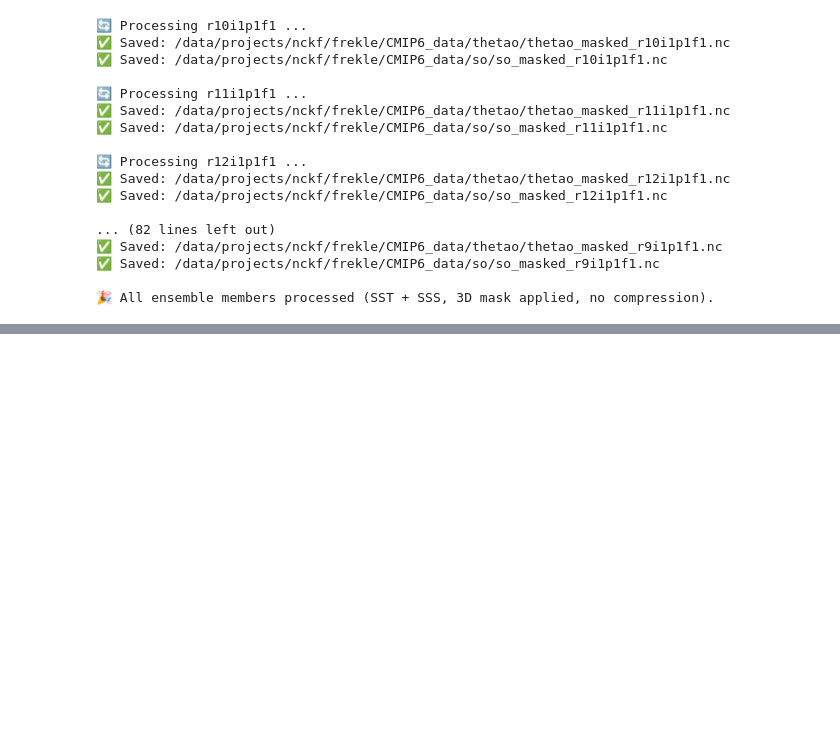
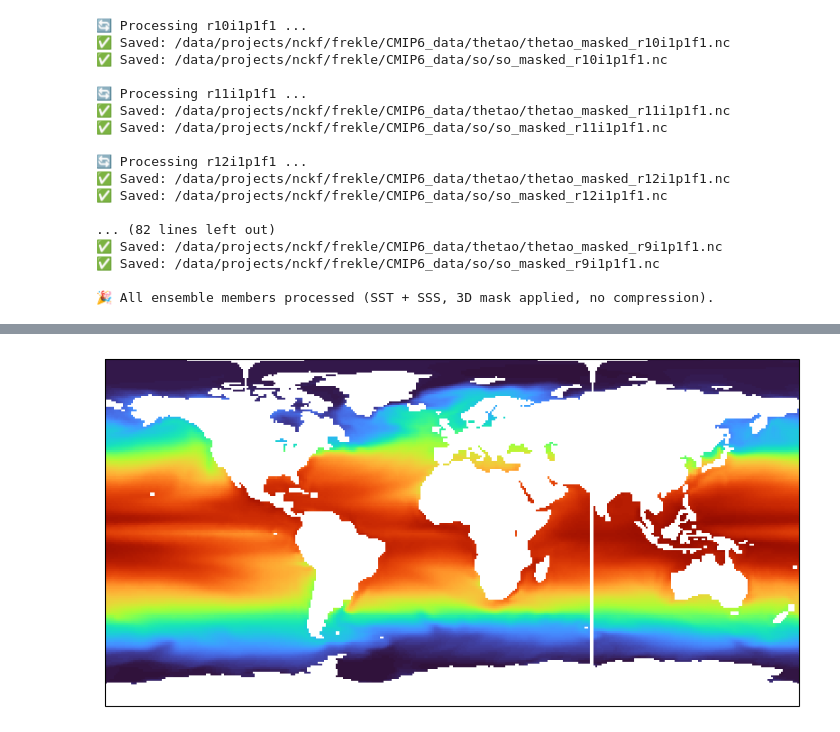
Before and after one commit to frejahk9/Master-thesis-2026, a Jupyter notebook: Masks.ipynb, the cells around one changed output, grey strips where cells are left out. Cells and saved outputs as stored; diff of their text form; code cells hidden in the pictures; blank space fills up the shorter version.

```diff
--- a/Masks.ipynb
+++ b/Masks.ipynb
@@ -425,0 +828,79 @@ print("\n🎉 All ensemble members processed (SST + SSS, 3D mask applied, no com
+# %%
+import xarray as xr
+import numpy as np
+from scipy.spatial import cKDTree
+import matplotlib.pyplot as plt
+import cartopy.crs as ccrs
+
+# ---------------- FILE PATHS ----------------
+subbasins = "/data/users/mde/FREJA/subbasins.nc"  # supervisor's mask
+ipsl_grid = "/data/projects/nckf/frekle/CMIP6_data/IPSL-CM6A-LR/thetao_3D_regrid_IPSL-CM6A-LR_r1i1p1f1.nc"
+out_mask  = "/data/projects/nckf/frekle/mask_bool_IPSL.nc"
+
+# ---------------- LOAD SOURCE (tripolar grid) ----------------
+ds_sub = xr.open_dataset(subbasins)
+atl = ds_sub["atlmsk"].load()
+lon_src = (ds_sub["nav_lon"].load() % 360)  # ensure 0–360 range
+lat_src = ds_sub["nav_lat"].load()
+
+# Flatten and clean
+atl_vals = atl.values.ravel()
+lon_vals = lon_src.values.ravel()
+lat_vals = lat_src.values.ravel()
+good = np.isfinite(atl_vals) & np.isfinite(lon_vals) & np.isfinite(lat_vals)
+atl_vals, lon_vals, lat_vals = atl_vals[good], lon_vals[good], lat_vals[good]
+
+# ---------------- LOAD TARGET (IPSL 1°×1° grid) ----------------
+ref = xr.open_dataset(ipsl_grid)
+lon_t = ref["lon"].values
+lat_t = ref["lat"].values
+lon_t2, lat_t2 = np.meshgrid(lon_t, lat_t)
+lon_t2 = lon_t2 % 360
+
+# ---------------- KD-TREE NEAREST NEIGHBOUR ----------------
+def sph2cart(lon_deg, lat_deg):
+    lon = np.deg2rad(lon_deg)
+    lat = np.deg2rad(lat_deg)
+    x = np.cos(lat) * np.cos(lon)
+    y = np.cos(lat) * np.sin(lon)
+    z = np.sin(lat)
+    return np.column_stack((x, y, z))
+
+src_xyz = sph2cart(lon_vals, lat_vals)
+tree = cKDTree(src_xyz)
+
+tgt_xyz = sph2cart(lon_t2.ravel(), lat_t2.ravel())
+_, idx = tree.query(tgt_xyz, k=1)
+atl_on_tgt = atl_vals[idx].reshape(lat_t2.shape)
+
+# Threshold to boolean mask
+mask_ipsl = (atl_on_tgt >= 0.5).astype(np.int8)
+
+# ---------------- SAVE MASK ----------------
+da_mask = xr.DataArray(
+    mask_ipsl,
+    dims=("lat", "lon"),
+    coords={"lat": ref["lat"], "lon": ref["lon"]},
+    name="atlmsk"
+)
+da_mask.attrs.update({
+    "long_name": "Atlantic mask from subbasins remapped to IPSL 1x1 grid",
+    "source": subbasins,
+    "method": "KD-tree nearest neighbour on sphere",
+    "note": "1 = Atlantic Ocean, 0 = elsewhere"
+})
+da_mask.to_netcdf(out_mask)
+print("✅ Saved:", out_mask)
+
+# ---------------- QUICK VISUAL CHECK ----------------
+surf = ref["thetao"].isel(time=0, olevel=0)
+fig, ax = plt.subplots(figsize=(11,5), subplot_kw={"projection": ccrs.PlateCarree()})
+pcm = ax.pcolormesh(surf.lon, surf.lat, surf, cmap="turbo", transform=ccrs.PlateCarree())
+ax.contour(mask_plot["i"], mask_plot["j"], mask_plot,
+    levels=[0.5,1.5], colors="none",
+    hatches=["////"], transform=ccrs.PlateCarree(), alpha=0.3)
+ax.coastlines()
+ax.set_title("IPSL θ (surface) + Atlantic mask from subbasins (NN on sphere)")
+plt.colorbar(pcm, ax=ax, orientation="horizontal", pad=0.05)
+plt.show()
+# %% [output]
@@ -425,0 +909 @@ print("\n🎉 All ensemble members processed (SST + SSS, 3D mask applied, no com
+[figure, added]
```
Also changed, not shown: parts of 13 cells of this notebook, 45 other files.
